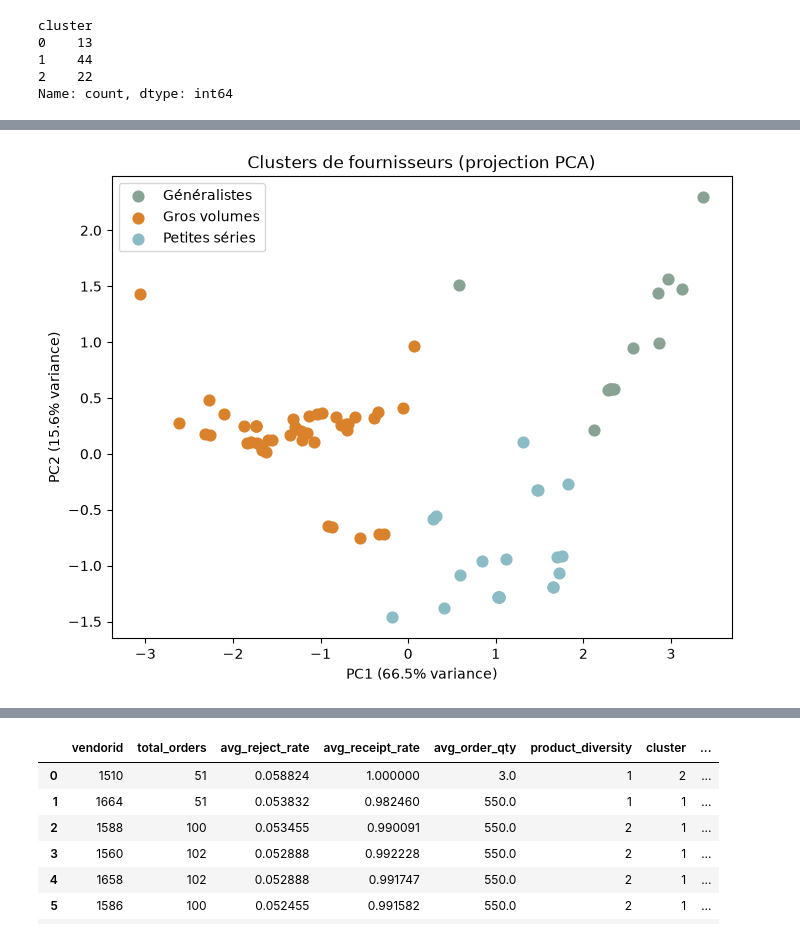
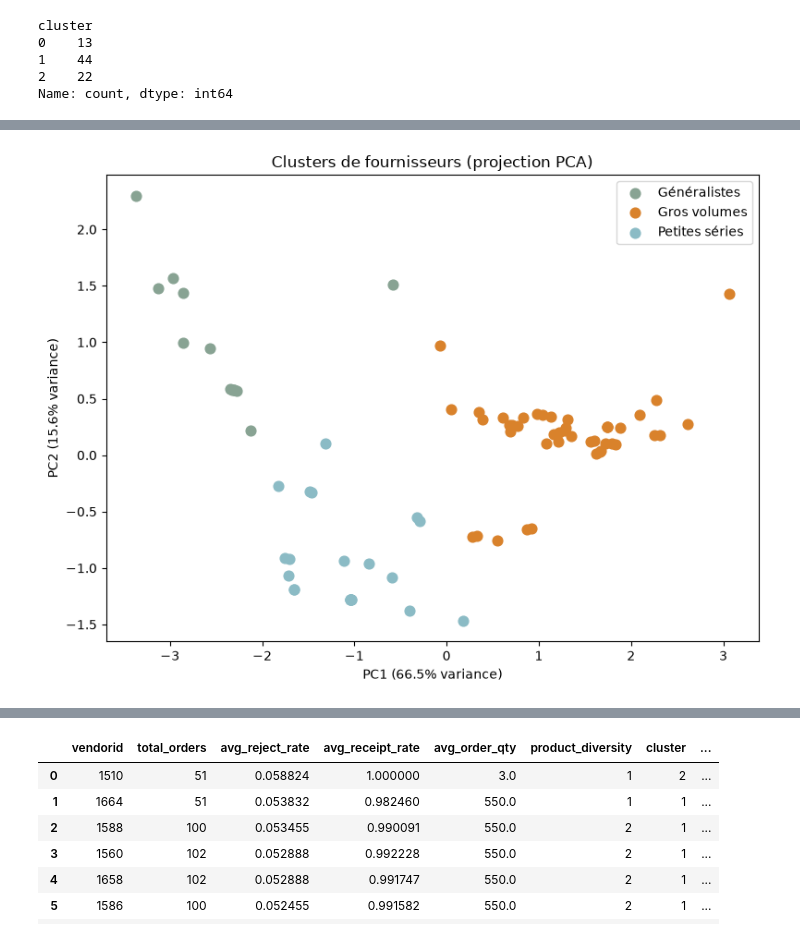
Before and after one commit to XiaoqingGdc/adventureworks-supply-chain-analysis, a Jupyter notebook: ml/clustering_fournisseur.ipynb, the cells around one changed output, grey strips where cells are left out. Saved outputs shown, nothing was run; the diff lists cells and outputs as text; code cells hidden in the pictures.

```diff
--- a/ml/clustering_fournisseur.ipynb
+++ b/ml/clustering_fournisseur.ipynb
@@ -121,29 +228,30 @@ cluster_profile
 # %%
 from sklearn.decomposition import PCA
 
 pca = PCA(n_components=2)
 X_pca = pca.fit_transform(X_scaled)
+X_pca[:, 0] = -X_pca[:, 0]
 
 noms_clusters = {0: "Généralistes", 1: "Gros volumes", 2: "Petites séries"}
 
 # Mêmes couleurs que dans le dashboard Power BI
-# Mêmes couleurs que dans le dashboard Power BI
 couleurs = {
-    "Généralistes": "#88A393",
     "Gros volumes": "#D9822B",
     "Petites séries": "#8BBBC5",
+    "Généralistes": "#88A393",
 }
 
 plt.figure(figsize=(8, 6))
 for cl, nom in noms_clusters.items():
     masque = vendor_df["cluster"] == cl
     plt.scatter(X_pca[masque, 0], X_pca[masque, 1],
                 label=nom, color=couleurs[nom], s=60)
 plt.xlabel(f"PC1 ({pca.explained_variance_ratio_[0]:.1%} variance)")
 plt.ylabel(f"PC2 ({pca.explained_variance_ratio_[1]:.1%} variance)")
 plt.title("Clusters de fournisseurs (projection PCA)")
 plt.legend()
-plt.savefig("outputs/clusters_pca.png")
+plt.tight_layout()
+plt.savefig("outputs/clusters_pca.png", bbox_inches="tight")
 plt.show()
 # %% [output]
-[figure, old version]
+[figure, new version]
```
Also changed, not shown: parts of 28 cells of this notebook.
